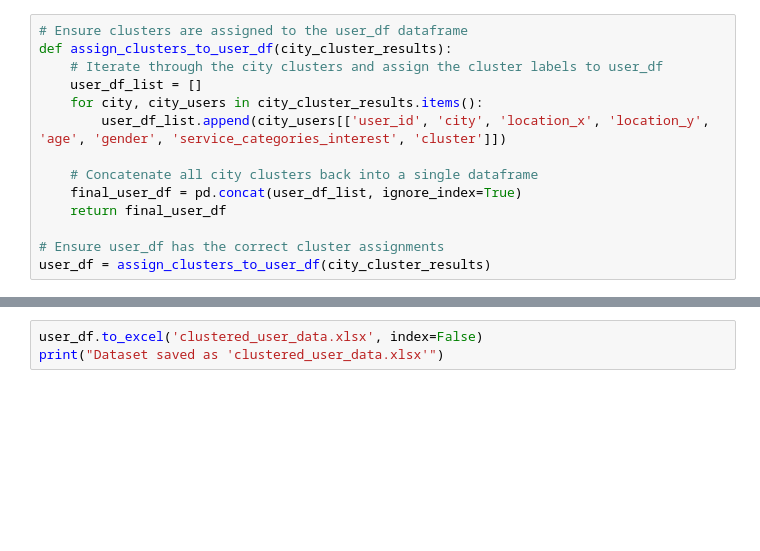
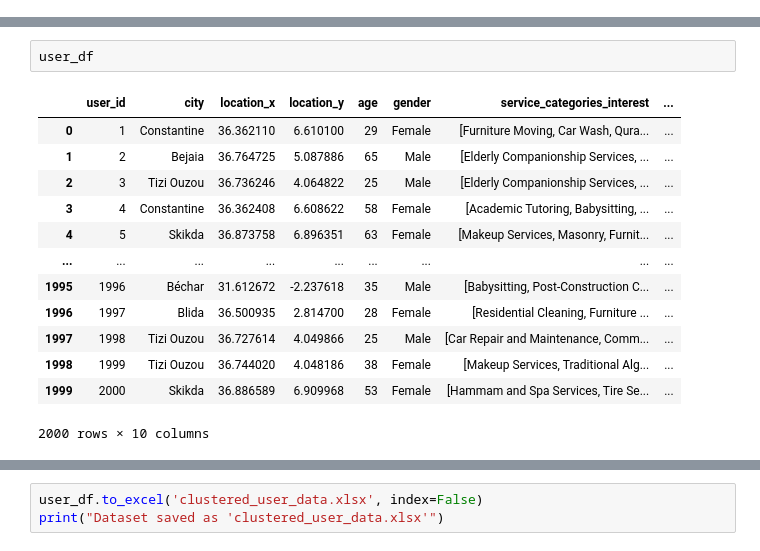
Before and after one commit to zyx721/E-ServicesHub, a Jupyter notebook: code/backend/AI_Recomendation_System/devloping_it/generating_data.ipynb, the cells around one changed output, grey strips where cells are left out. Saved outputs shown, nothing was run; the diff lists cells and outputs as text; blank space fills up the shorter version.

```diff
--- a/code/backend/AI_Recomendation_System/devloping_it/generating_data.ipynb
+++ b/code/backend/AI_Recomendation_System/devloping_it/generating_data.ipynb
@@ -441,14 +312,0 @@ Model and scalers saved to clustering_model.pkl
-# %%
-# Ensure clusters are assigned to the user_df dataframe
-def assign_clusters_to_user_df(city_cluster_results):
-    # Iterate through the city clusters and assign the cluster labels to user_df
-    user_df_list = []
-    for city, city_users in city_cluster_results.items():
-        user_df_list.append(city_users[['user_id', 'city', 'location_x', 'location_y', 'age', 'gender', 'service_categories_interest', 'cluster']])
-
-    # Concatenate all city clusters back into a single dataframe
-    final_user_df = pd.concat(user_df_list, ignore_index=True)
-    return final_user_df
-
-# Ensure user_df has the correct cluster assignments
-user_df = assign_clusters_to_user_df(city_cluster_results)
@@ -554,0 +313,16 @@ Model and scalers saved to clustering_model.pkl
+# %%
+user_df
+# %% [output]
+|  | user_id | city | location_x | location_y | age | gender | service_categories_interest | ... |
+| 0 | 1 | Constantine | 36.362110 | 6.610100 | 29 | Female | [Furniture Moving, Car Wash, Qura... | ... |
+| 1 | 2 | Bejaia | 36.764725 | 5.087886 | 65 | Male | [Elderly Companionship Services, ... | ... |
+| 2 | 3 | Tizi Ouzou | 36.736246 | 4.064822 | 25 | Male | [Elderly Companionship Services, ... | ... |
+| 3 | 4 | Constantine | 36.362408 | 6.608622 | 58 | Female | [Academic Tutoring, Babysitting, ... | ... |
+| 4 | 5 | Skikda | 36.873758 | 6.896351 | 63 | Female | [Makeup Services, Masonry, Furnit... | ... |
+| ... | ... | ... | ... | ... | ... | ... | ... | ... |
+| 1995 | 1996 | Béchar | 31.612672 | -2.237618 | 35 | Male | [Babysitting, Post-Construction C... | ... |
+| 1996 | 1997 | Blida | 36.500935 | 2.814700 | 28 | Female | [Residential Cleaning, Furniture ... | ... |
+| 1997 | 1998 | Tizi Ouzou | 36.727614 | 4.049866 | 25 | Male | [Car Repair and Maintenance, Comm... | ... |
+| 1998 | 1999 | Tizi Ouzou | 36.744020 | 4.048186 | 38 | Female | [Makeup Services, Traditional Alg... | ... |
+| 1999 | 2000 | Skikda | 36.886589 | 6.909968 | 53 | Female | [Hammam and Spa Services, Tire Se... | ... |
+2000 rows × 10 columns
```
Also changed, not shown: parts of 17 cells of this notebook, 4 other files.
